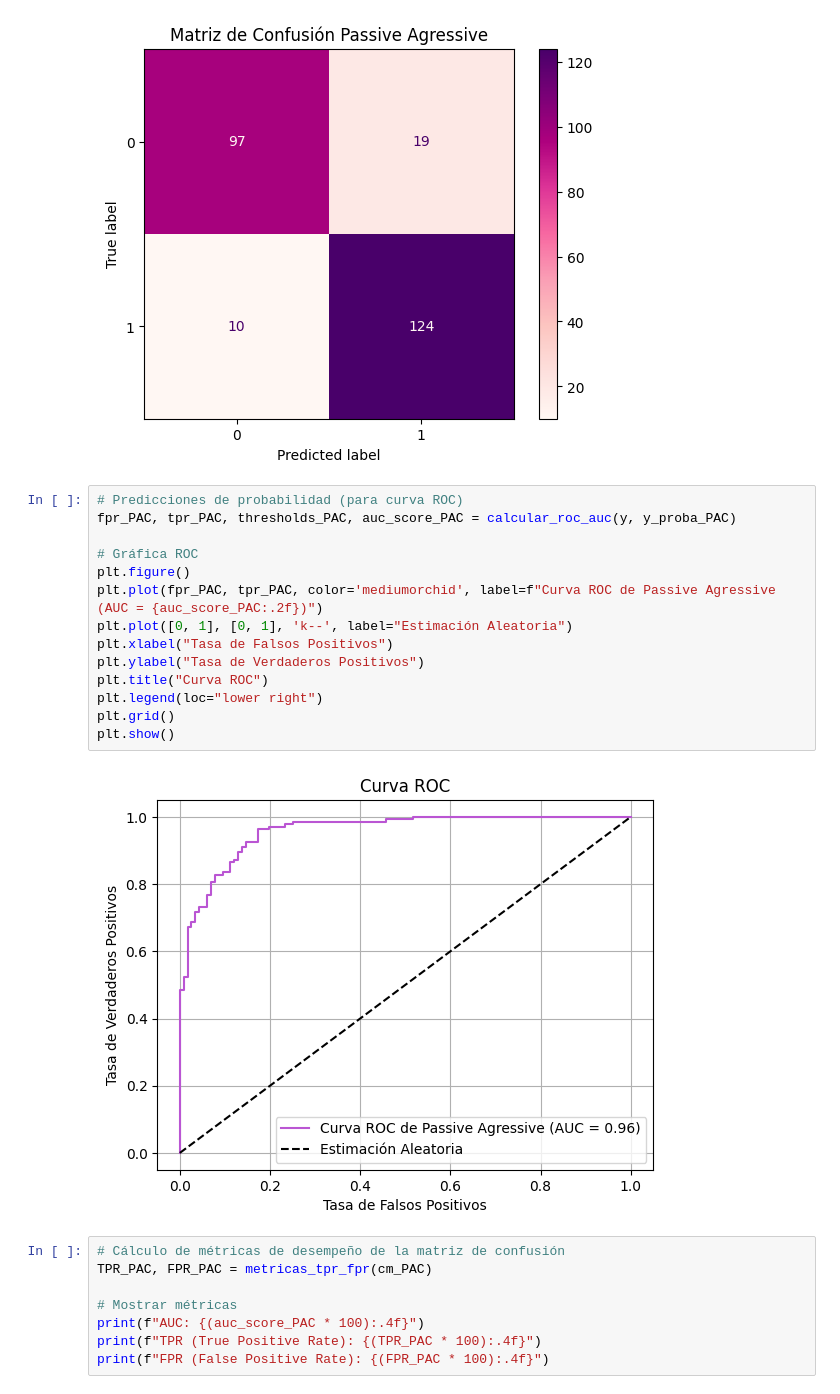
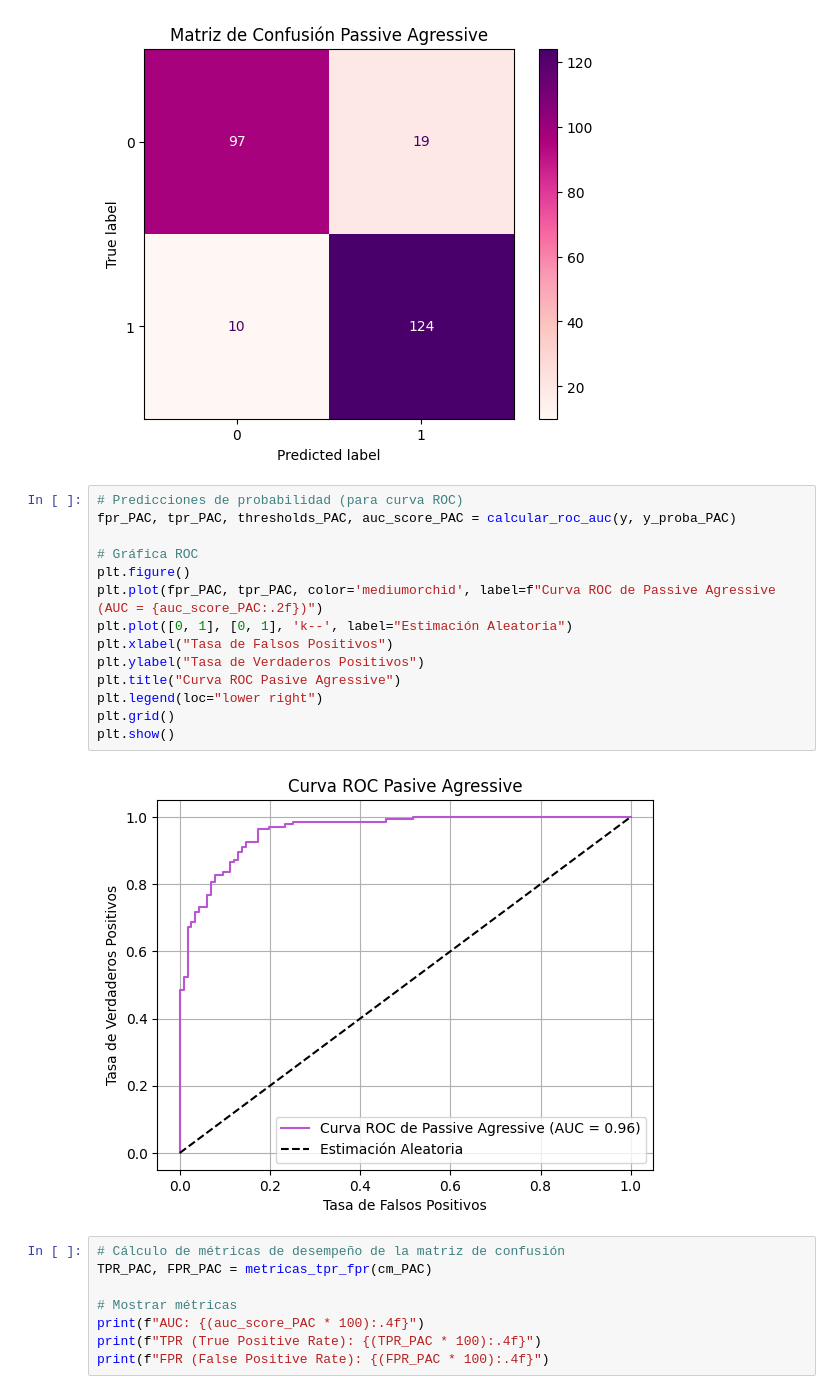
Before and after one commit to LordPobol/UltimoJamon-LosNintendoRepos, a Jupyter notebook: src/modulos/moduloZComparacionFINAL.ipynb, the cells around one changed output. Saved outputs shown, nothing was run; the diff lists cells and outputs as text.

```diff
--- a/src/modulos/moduloZComparacionFINAL.ipynb
+++ b/src/modulos/moduloZComparacionFINAL.ipynb
@@ -332,19 +278,19 @@ plt.show()
 # %%
 # Predicciones de probabilidad (para curva ROC)
 fpr_PAC, tpr_PAC, thresholds_PAC, auc_score_PAC = calcular_roc_auc(y, y_proba_PAC)
 
 # Gráfica ROC
 plt.figure()
 plt.plot(fpr_PAC, tpr_PAC, color='mediumorchid', label=f"Curva ROC de Passive Agressive (AUC = {auc_score_PAC:.2f})")
 plt.plot([0, 1], [0, 1], 'k--', label="Estimación Aleatoria")
 plt.xlabel("Tasa de Falsos Positivos")
 plt.ylabel("Tasa de Verdaderos Positivos")
-plt.title("Curva ROC")
+plt.title("Curva ROC Pasive Agressive")
 plt.legend(loc="lower right")
 plt.grid()
 plt.show()
 # %% [output]
-[figure, old version]
+[figure, new version]
 # %%
 # Cálculo de métricas de desempeño de la matriz de confusión
 TPR_PAC, FPR_PAC = metricas_tpr_fpr(cm_PAC)
```
Also changed, not shown: parts of 28 cells of this notebook, 6 other files.
